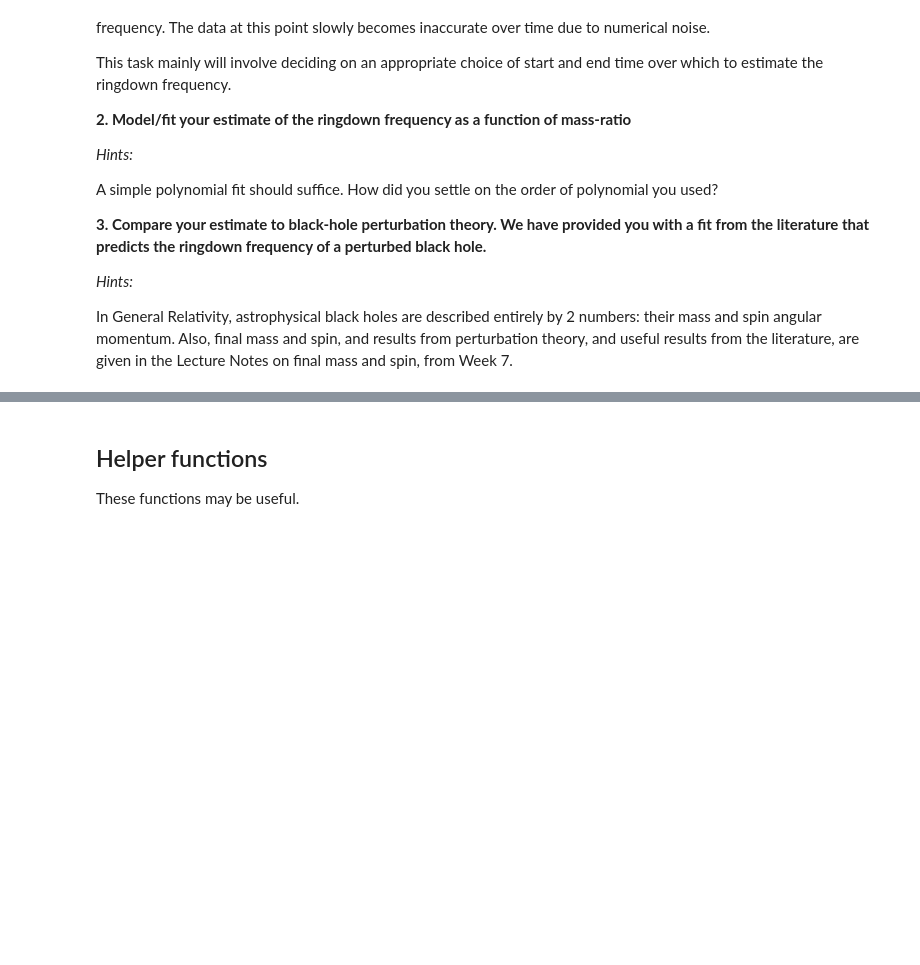
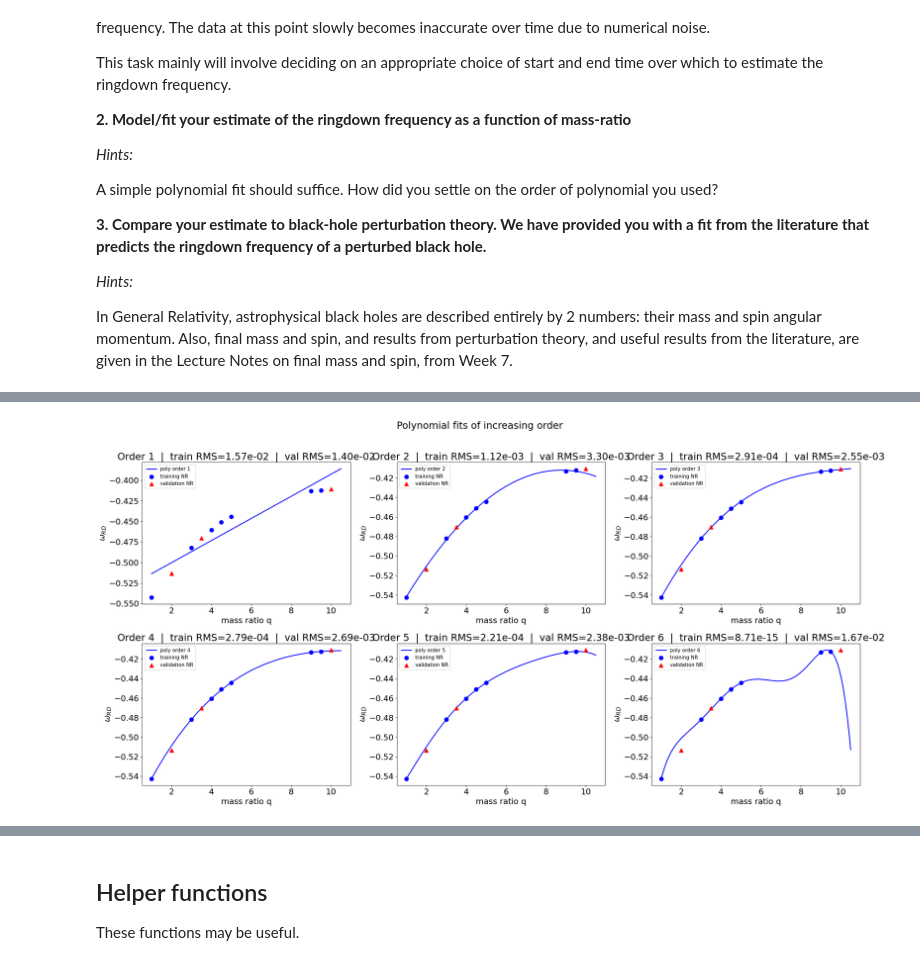
Before and after one commit to swastii03/NR, a Jupyter notebook: PXT904_MODELLING_ASSIGNMENT_2025.ipynb, the cells around one changed output, grey strips where cells are left out. Saved outputs shown, nothing was run; the diff lists cells and outputs as text; code cells hidden in the pictures; blank space fills up the shorter version.

```diff
--- a/PXT904_MODELLING_ASSIGNMENT_2025.ipynb
+++ b/PXT904_MODELLING_ASSIGNMENT_2025.ipynb
@@ -207,0 +275,43 @@ In General Relativity, astrophysical black holes are described entirely by 2 num
+# %%
+# Sort training data by q
+train_q      = np.array(sorted([v['q']        for v in training_ringdown.values()]))
+train_omega  = np.array([training_ringdown[k]['omega_rd']
+                          for k in sorted(training_ringdown, key=lambda x: training_ringdown[x]['q'])])
+
+val_q        = np.array(sorted([v['q']        for v in validation_ringdown.values()]))
+val_omega    = np.array([validation_ringdown[k]['omega_rd']
+                          for k in sorted(validation_ringdown, key=lambda x: validation_ringdown[x]['q'])])
+
+# -------------------------------------------------------
+# Fit polynomials of increasing order and compare residuals
+# -------------------------------------------------------
+q_fine = np.linspace(1, 10.5, 500)
+
+fig, axes = plt.subplots(2, 3, figsize=(24, 12))
+
+for idx, order in enumerate([1, 2, 3, 4, 5, 6]):
+    ax = axes[idx // 3][idx % 3]
+
+    coeffs = np.polyfit(train_q, train_omega, deg=order)
+    poly   = np.poly1d(coeffs)
+
+    train_residuals = train_omega - poly(train_q)
+    val_residuals   = val_omega   - poly(val_q)
+
+    train_rms = np.sqrt(np.mean(train_residuals**2))
+    val_rms   = np.sqrt(np.mean(val_residuals**2))
+
+    ax.plot(q_fine, poly(q_fine), 'b-',  linewidth=2, label=f'poly order {order}')
+    ax.scatter(train_q, train_omega, color='blue', s=80, zorder=5, label='training NR')
+    ax.scatter(val_q,   val_omega,   color='red',  s=80, marker='^', zorder=5, label='validation NR')
+    ax.set_xlabel('mass ratio q')
+    ax.set_ylabel(r'$\omega_{RD}$')
+    ax.set_title(f'Order {order}  |  train RMS={train_rms:.2e}  |  val RMS={val_rms:.2e}')
+    ax.legend(fontsize=11)
+
+plt.suptitle('Polynomial fits of increasing order', y=1.01)
+plt.tight_layout()
+plt.savefig('task2_polynomial_fits.png', dpi=150, bbox_inches='tight')
+plt.show()
+# %% [output]
+[figure, added]
```
Also changed, not shown: parts of 8 cells of this notebook.
